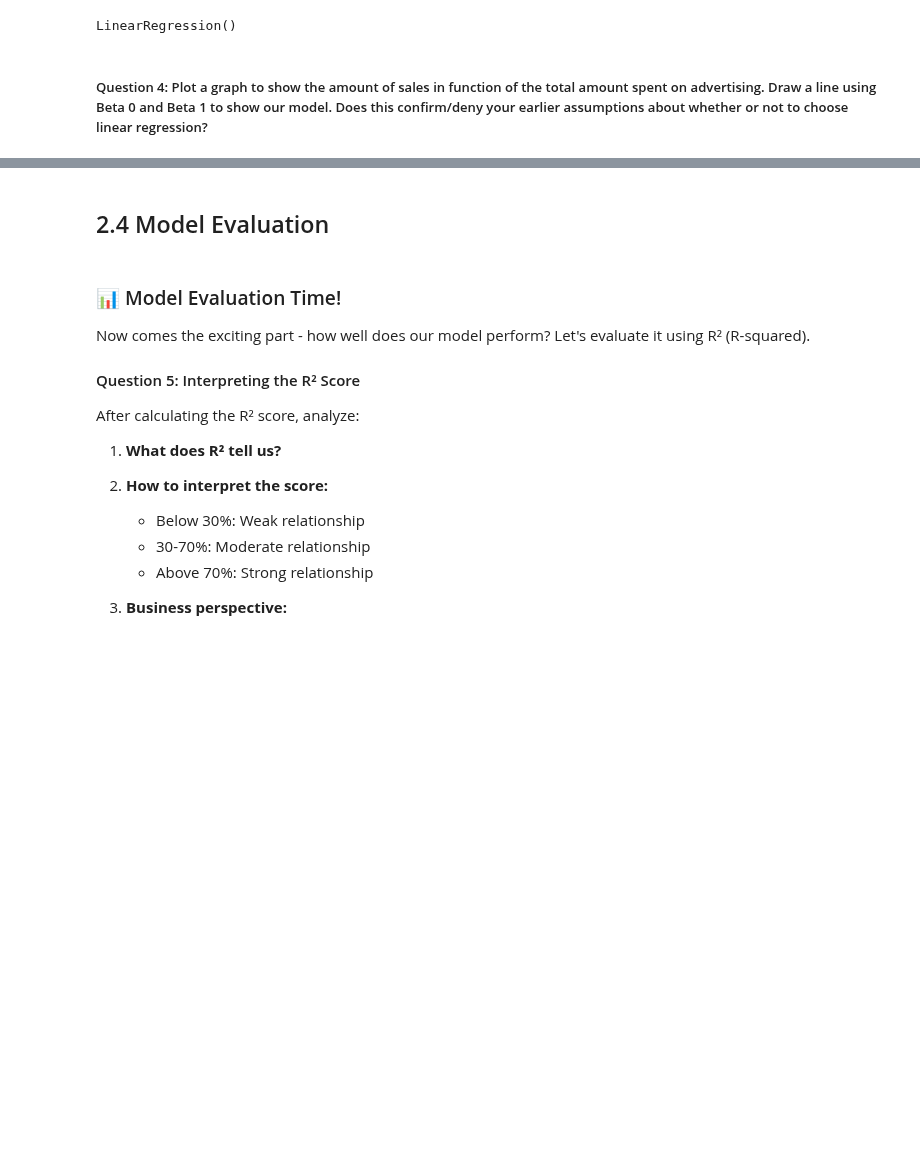
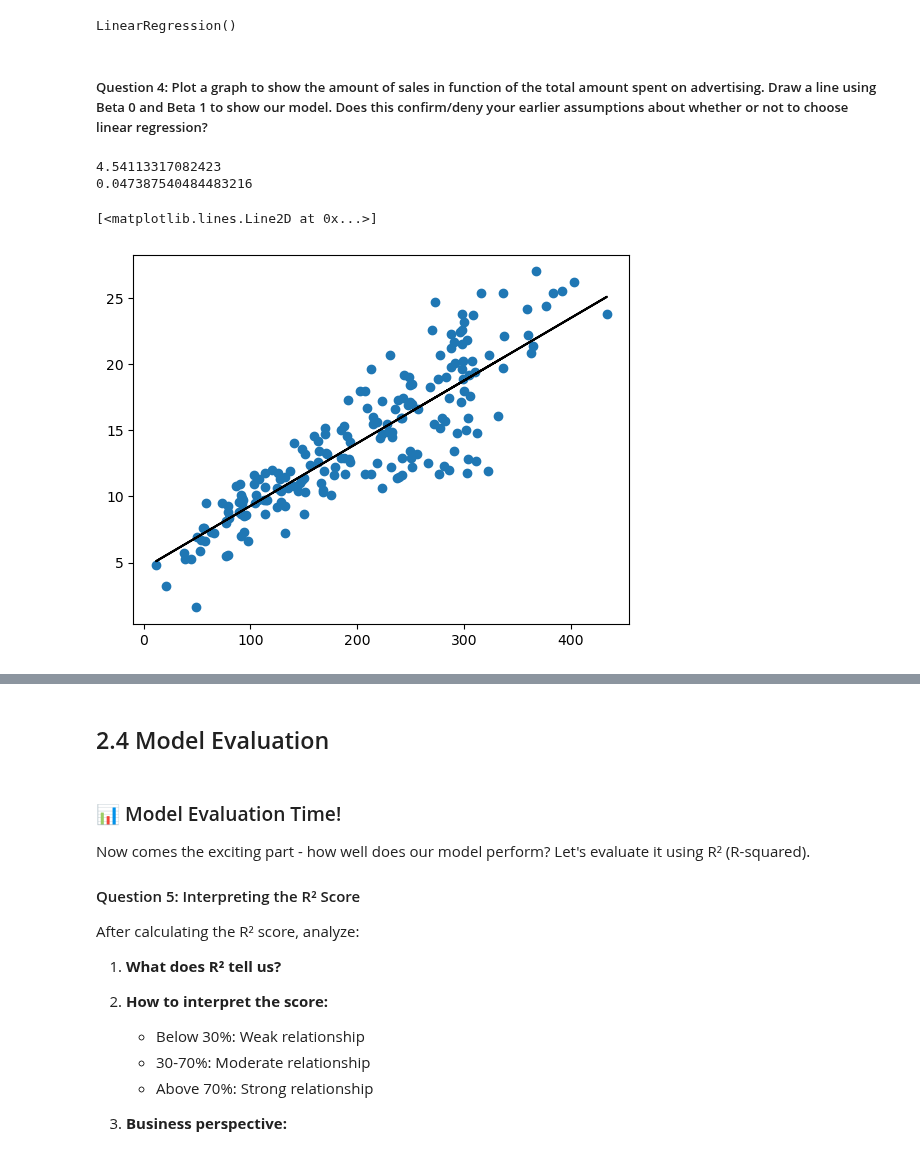
Before and after one commit to SadmanUddin/Machine-Learning-Lab, a Jupyter notebook: Linear regression/AdvertisingSalePredictionModel.ipynb, the cells around one changed output, grey strips where cells are left out. Saved outputs shown, nothing was run; the diff lists cells and outputs as text; code cells hidden in the pictures; blank space fills up the shorter version.

Commit message:
Advertising sales prediction model

```diff
--- a/Linear regression/AdvertisingSalePredictionModel.ipynb
+++ b/Linear regression/AdvertisingSalePredictionModel.ipynb
@@ -70,7 +43,7 @@ Let's help Contoso make smarter advertising decisions! 💡
 # %% [markdown]
 Go to canvas and donload the file "Advertising.csv" from module 2. This data contains the required dataset.
 # %%
-df = pd.read_csv("Advertising.csv")
+df = pd.read_csv('/Users/mohammedsadmanuddin/data science fund/Linear regression/Advertising.csv')
 df.head()
 # %% [output]
 |  | TV | radio | newspaper | sales |
@@ -98,12 +71,11 @@ Before we train this new model, we first want to create a column where all our i
 
 Since we are working with an actual dataset, we also want to split our data. in a train and a test set. This ensure we can properly evaluate our model and test in on data it has never seen before.
 # %%
-df['total_spent'] = df['TV'] + df['radio'] + df['newspaper']
-
-X = df['total_spent'].to_numpy().reshape(-1, 1)
-y = df['sales']
-
-X_train, X_test, y_train, y_test = train_test_split(X, y, test_size=0.3, random_state=101)
+df['Total']=df['TV']+df['newspaper']+df['radio']
+#df['Total']
+X = df['Total'].to_numpy().reshape(-1,1)
+y=df['sales']
+X_train,X_test,y_train,y_test=train_test_split(X,y,test_size=0.3,random_state=101)
 # %% [markdown]
 ### 🔍 Understanding Model Parameters
 
@@ -113,9 +88,22 @@ Review the [sklearn documentation](https://scikit-learn.org/stable/modules/gener
 # %% [markdown]
 Now that you have prepared your data it's time to train the model. Make sure to only use the training data!
 # %%
-model = LinearRegression()
-model.fit(X_train,y_train)
+Model=LinearRegression()
+Model.fit(X_train,y_train)
 # %% [output]
 LinearRegression()
 # %% [markdown]
 ##### Question 4:  Plot a graph to show the amount of sales in function of the total amount spent on advertising. Draw a line using Beta 0 and Beta 1 to show our model. Does this confirm/deny your earlier assumptions about whether or not to choose linear regression?
+# %%
+Beta0=Model.intercept_
+print(Beta0)
+Beta1=Model.coef_[0]
+print(Beta1)
+y_pred=Beta0+Beta1 * X
+plt.scatter(X,y)
+plt.plot(X,y_pred,color='Black')
+# %% [output]
+4.54113317082423
+0.047387540484483216
+[<matplotlib.lines.Line2D at 0x...>]
+[figure, added]
```
Also changed, not shown: parts of 15 cells of this notebook.
